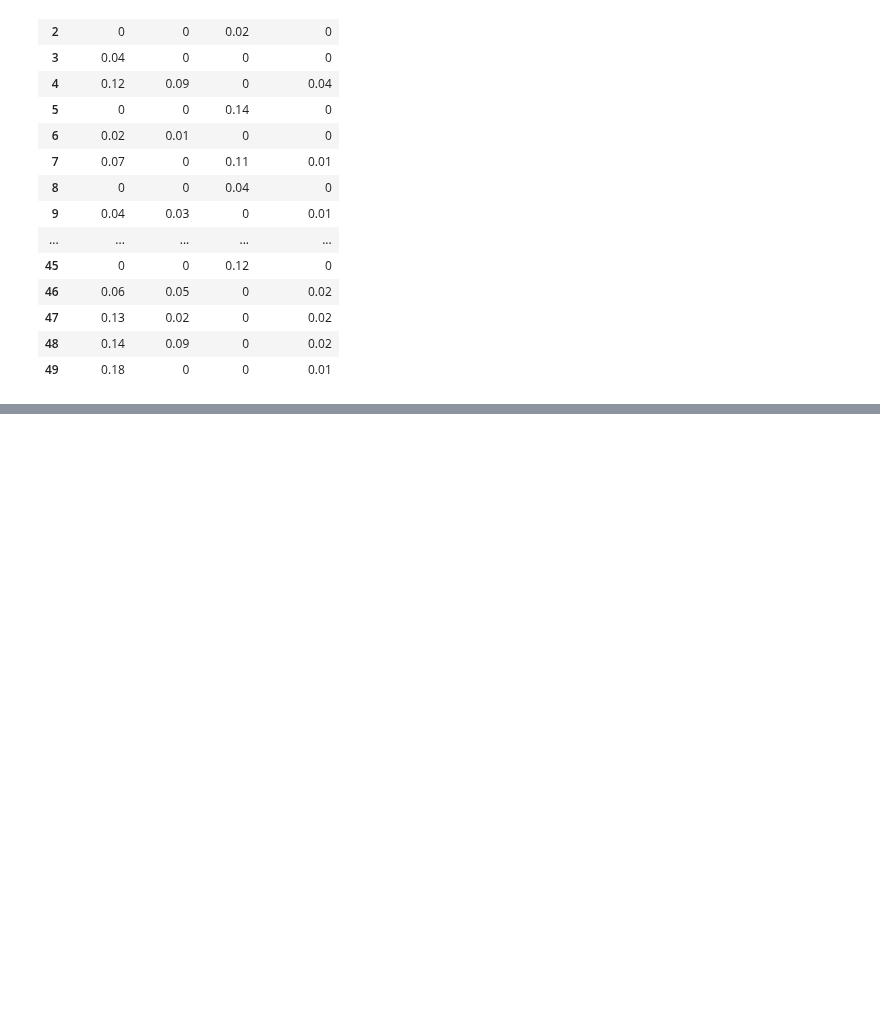
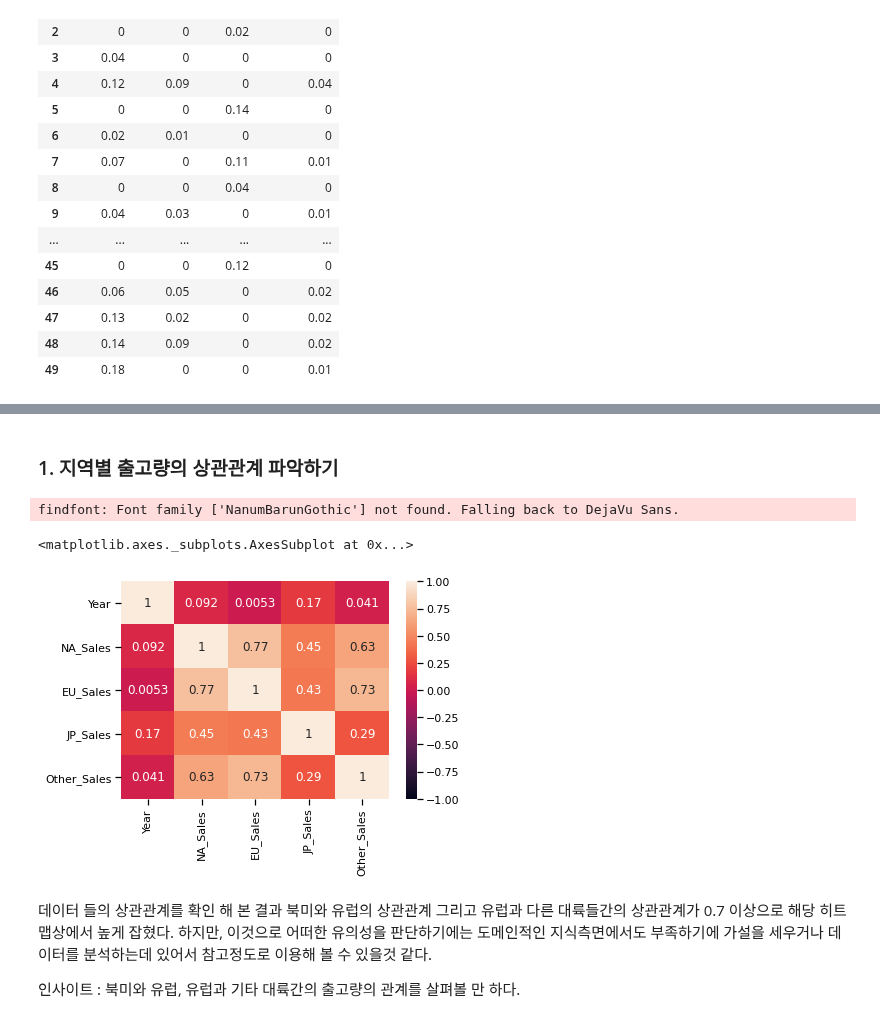
Before and after one commit to ljs7463/AnalysisProject, a Jupyter notebook: Gameanalysis.ipynb, the cells around one changed output, grey strips where cells are left out. Saved outputs shown, nothing was run; the diff lists cells and outputs as text; code cells hidden in the pictures; blank space fills up the shorter version.

```diff
--- a/Gameanalysis.ipynb
+++ b/Gameanalysis.ipynb
@@ -283,3 +327,7 @@ Data columns (total 9 columns):
  8   Other_Sales  16241 non-null  object
 dtypes: float64(1), object(8)
 memory usage: 1.2+ MB
+# %%
+# Year데이터 int형 변환
+dataset['Year'] =dataset['Year'].astype(int)
+dataset['Year']
@@ -356,4 +421,10 @@ def convert(column):
         column[i] = re.sub('M','',column[i])
         column[i] = float(column[i])
   return column
+# %%
+# 데이터 타입 변환(object -> float)
+dataset['NA_Sales'] = pd.to_numeric(convert(dataset['NA_Sales']))
+dataset['EU_Sales'] = pd.to_numeric(convert(dataset['EU_Sales']))
+dataset['JP_Sales'] = pd.to_numeric(convert(dataset['JP_Sales']))
+dataset['Other_Sales'] = pd.to_numeric(convert(dataset['Other_Sales']))
 # %%
@@ -378,0 +609,15 @@ Name: EU_Sales, dtype: object
+# %% [markdown]
+### 1. 지역별 출고량의 상관관계 파악하기
+# %%
+# numerical한 데이터 간의 상관관계 확인
+sns.set_context('notebook')
+
+sns.heatmap(abs(dataset.corr()),vmin = -1, vmax = 1,annot = True)
+# %% [output]
+findfont: Font family ['NanumBarunGothic'] not found. Falling back to DejaVu Sans.
+<matplotlib.axes._subplots.AxesSubplot at 0x...>
+[figure, added]
+# %% [markdown]
+데이터 들의 상관관계를 확인 해 본 결과 북미와 유럽의 상관관계 그리고 유럽과 다른 대륙들간의 상관관계가 0.7 이상으로 해당 히트맵상에서 높게 잡혔다. 하지만, 이것으로 어떠한 유의성을 판단하기에는 도메인적인 지식측면에서도 부족하기에 가설을 세우거나 데이터를 분석하는데 있어서 참고정도로 이용해 볼 수 있을것 같다.
+
+인사이트 : 북미와 유럽, 유럽과 기타 대륙간의 출고량의 관계를 살펴볼 만 하다.
```
Also changed, not shown: parts of 36 cells of this notebook.
